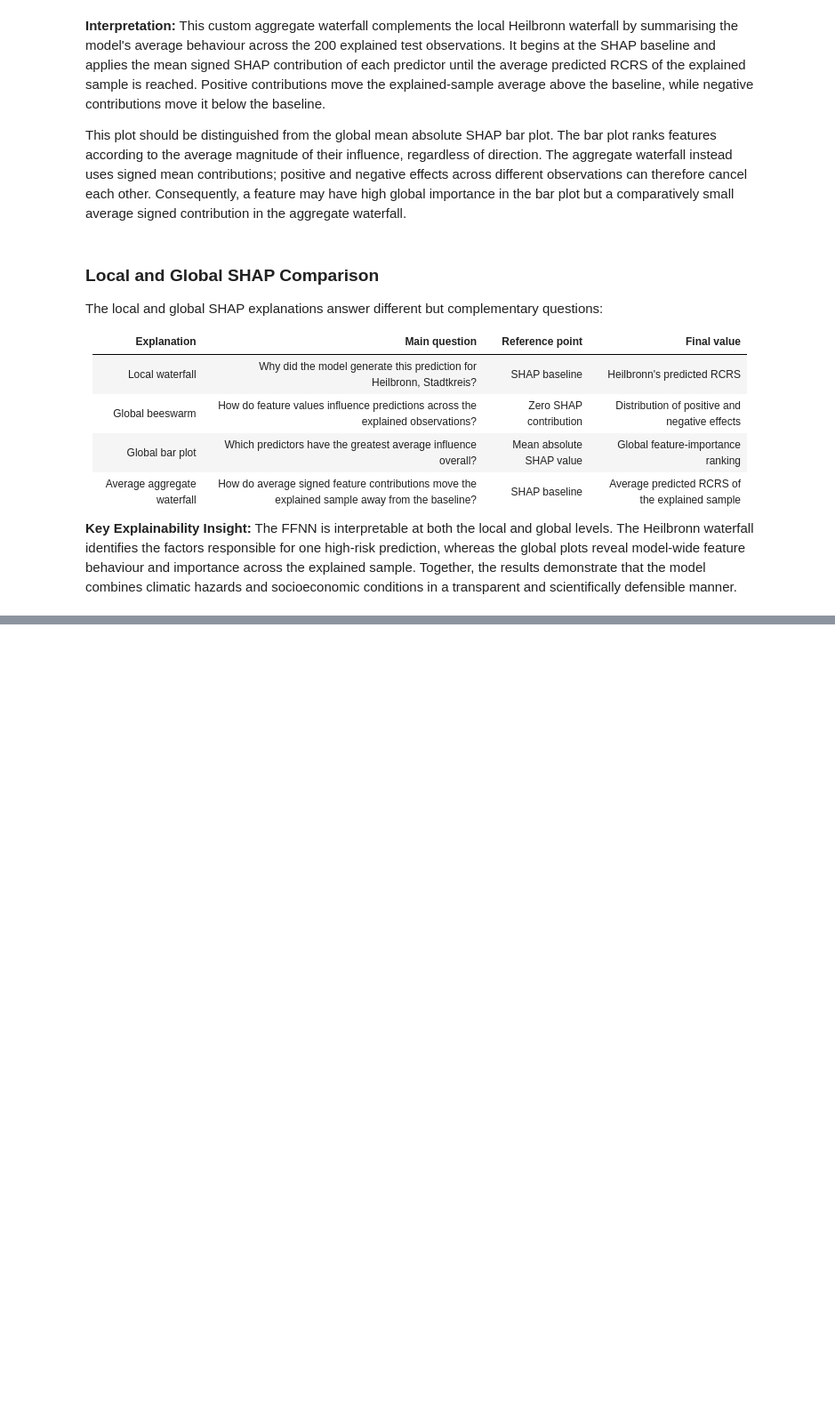
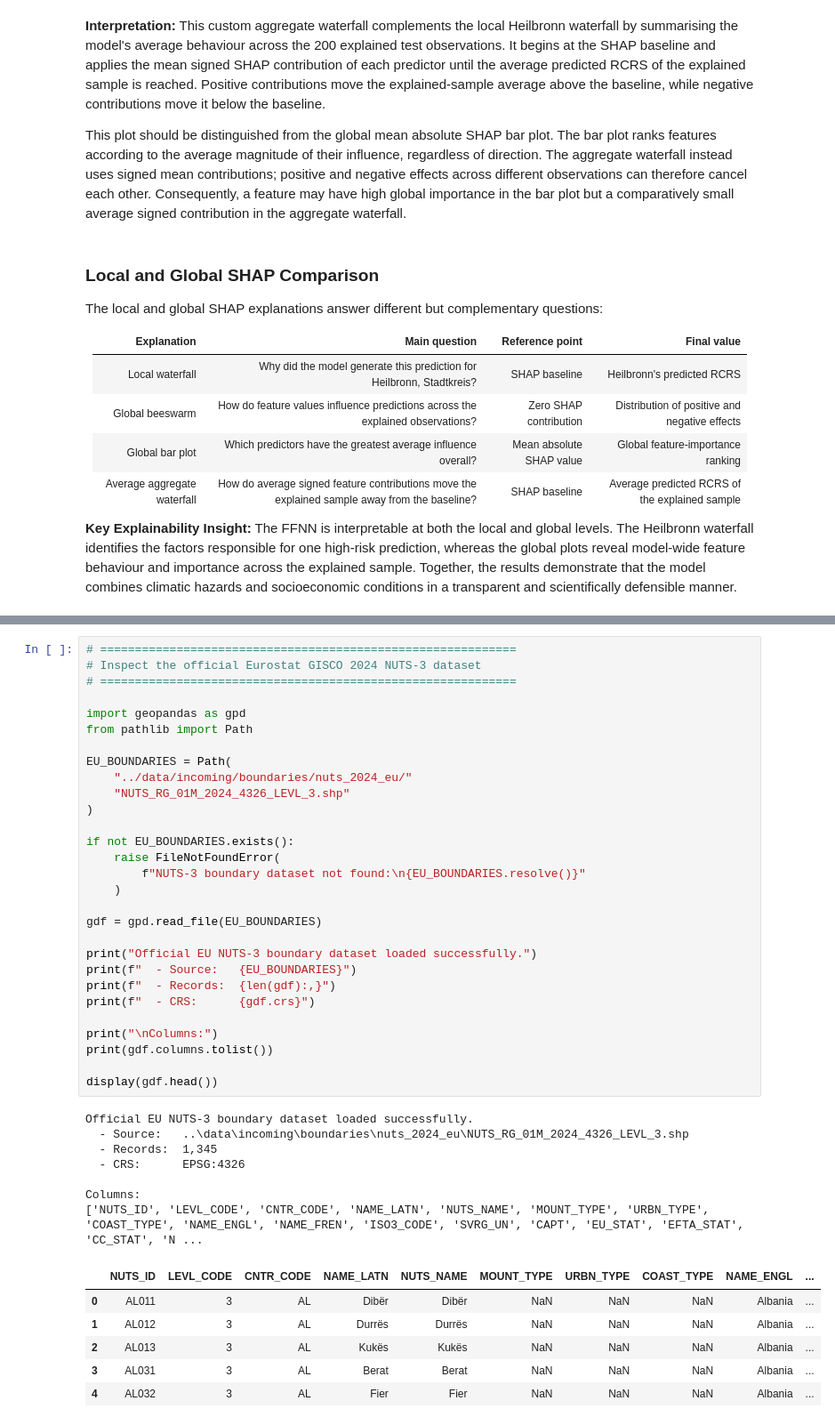
Before and after one commit to purityrima/climate-esg-risk-intelligence-germany, a Jupyter notebook: notebooks/09_feature_engineering_and_ffnn_model.ipynb, the cells around one changed output, grey strips where cells are left out. Shown at 89% size. Cells and saved outputs as stored; diff of their text form; blank space fills up the shorter version.

```diff
--- a/notebooks/09_feature_engineering_and_ffnn_model.ipynb
+++ b/notebooks/09_feature_engineering_and_ffnn_model.ipynb
@@ -5346,0 +6742,43 @@ Artifact manifest: models\artifact_manifest.json
+# %%
+# ============================================================
+# Inspect the official Eurostat GISCO 2024 NUTS-3 dataset
+# ============================================================
+
+import geopandas as gpd
+from pathlib import Path
+
+EU_BOUNDARIES = Path(
+    "../data/incoming/boundaries/nuts_2024_eu/"
+    "NUTS_RG_01M_2024_4326_LEVL_3.shp"
+)
+
+if not EU_BOUNDARIES.exists():
+    raise FileNotFoundError(
+        f"NUTS-3 boundary dataset not found:\n{EU_BOUNDARIES.resolve()}"
+    )
+
+gdf = gpd.read_file(EU_BOUNDARIES)
+
+print("Official EU NUTS-3 boundary dataset loaded successfully.")
+print(f"  - Source:   {EU_BOUNDARIES}")
+print(f"  - Records:  {len(gdf):,}")
+print(f"  - CRS:      {gdf.crs}")
+
+print("\nColumns:")
+print(gdf.columns.tolist())
+
+display(gdf.head())
+# %% [output]
+Official EU NUTS-3 boundary dataset loaded successfully.
+  - Source:   ..\data\incoming\boundaries\nuts_2024_eu\NUTS_RG_01M_2024_4326_LEVL_3.shp
+  - Records:  1,345
+  - CRS:      EPSG:4326
+
+Columns:
+['NUTS_ID', 'LEVL_CODE', 'CNTR_CODE', 'NAME_LATN', 'NUTS_NAME', 'MOUNT_TYPE', 'URBN_TYPE', 'COAST_TYPE', 'NAME_ENGL', 'NAME_FREN', 'ISO3_CODE', 'SVRG_UN', 'CAPT', 'EU_STAT', 'EFTA_STAT', 'CC_STAT', 'N ...
+|  | NUTS_ID | LEVL_CODE | CNTR_CODE | NAME_LATN | NUTS_NAME | MOUNT_TYPE | URBN_TYPE | COAST_TYPE | NAME_ENGL | ... |
+| 0 | AL011 | 3 | AL | Dibër | Dibër | NaN | NaN | NaN | Albania | ... |
+| 1 | AL012 | 3 | AL | Durrës | Durrës | NaN | NaN | NaN | Albania | ... |
+| 2 | AL013 | 3 | AL | Kukës | Kukës | NaN | NaN | NaN | Albania | ... |
+| 3 | AL031 | 3 | AL | Berat | Berat | NaN | NaN | NaN | Albania | ... |
+| 4 | AL032 | 3 | AL | Fier | Fier | NaN | NaN | NaN | Albania | ... |
```
Also changed, not shown: parts of 29 cells of this notebook, 33 other files.
